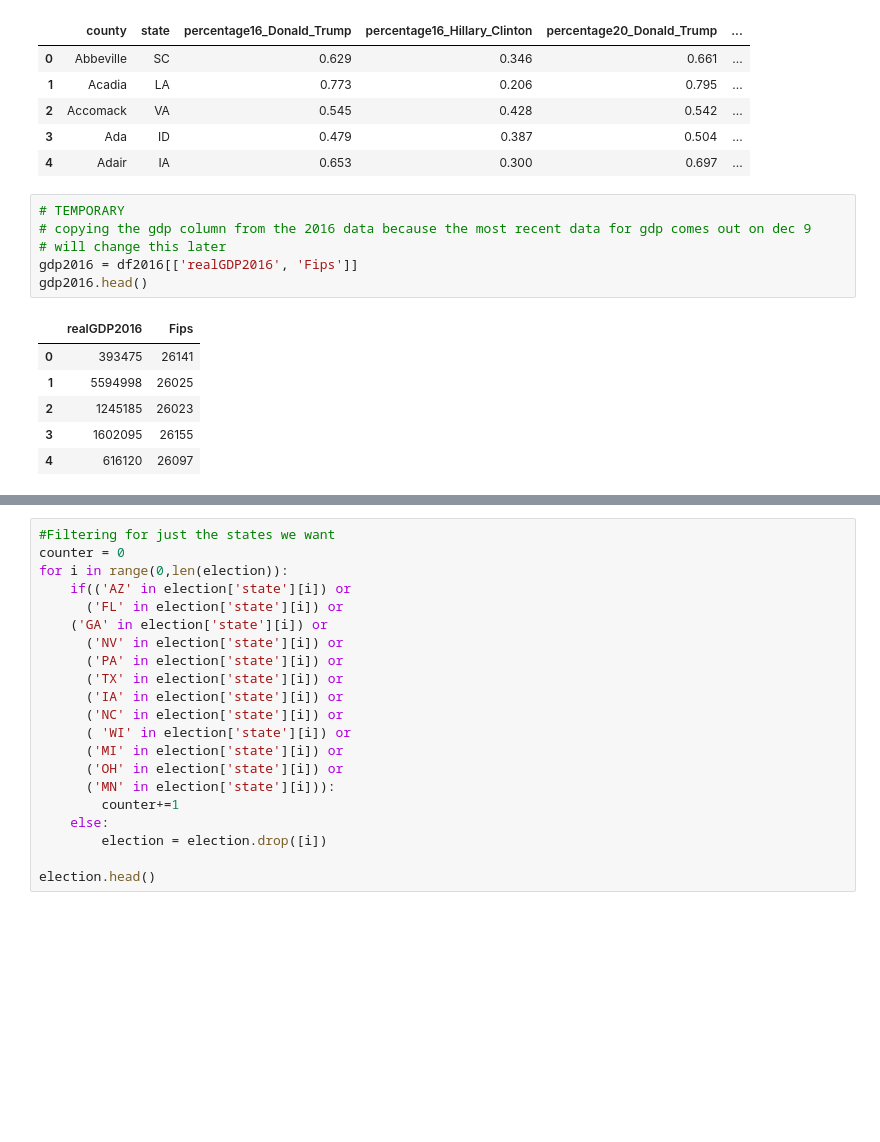
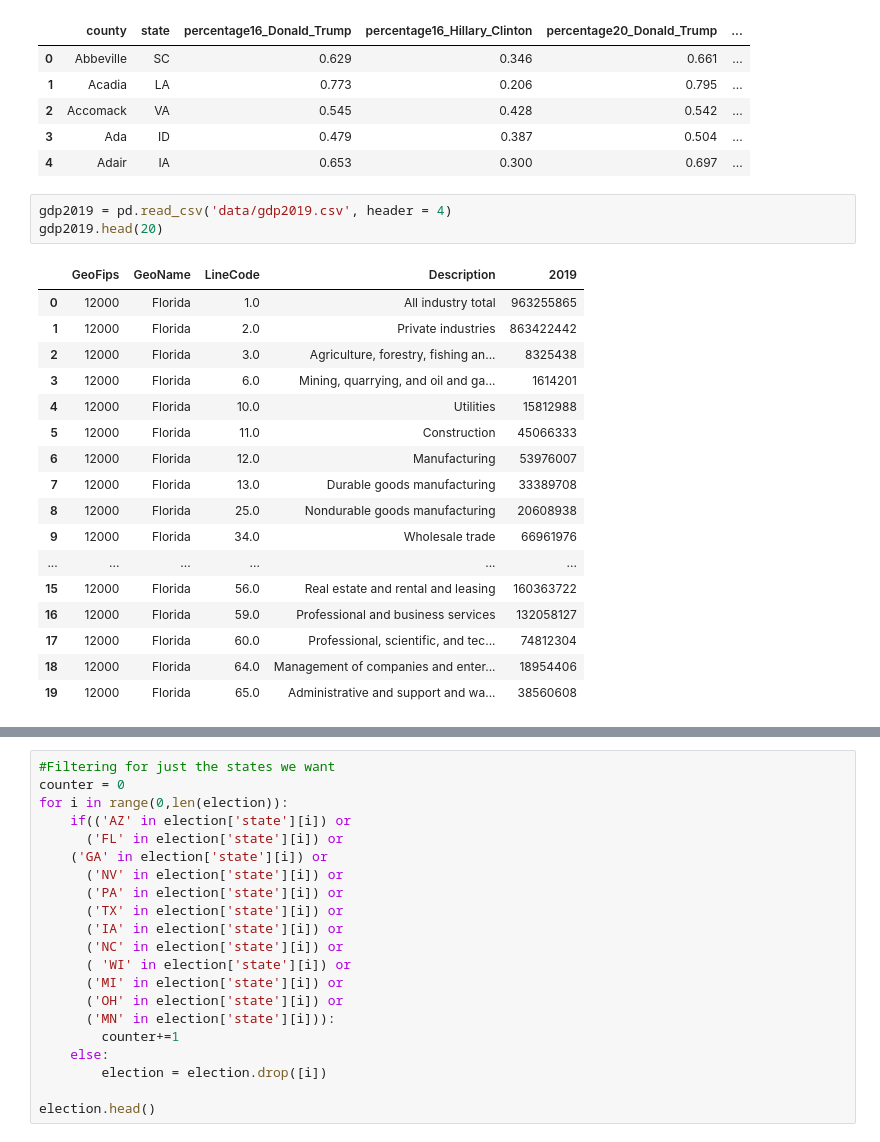
Before and after one commit to eweed001/ORIE-4741-Project, a Jupyter notebook: data_collection_cleaning2020.ipynb, the cells around one changed output, grey strips where cells are left out. Drawn from its saved outputs; the diff is of its cells as text; blank space fills up the shorter version.

Commit message:
Added 2019 gdp data, incorperated gdp data into our models and documented code

```diff
--- a/data_collection_cleaning2020.ipynb
+++ b/data_collection_cleaning2020.ipynb
@@ -613,16 +613,24 @@ election.head()
 | 2 | Accomack | VA | 0.545 | 0.428 | 0.542 | ... |
 | 3 | Ada | ID | 0.479 | 0.387 | 0.504 | ... |
 | 4 | Adair | IA | 0.653 | 0.300 | 0.697 | ... |
-# %%
-# TEMPORARY
-# copying the gdp column from the 2016 data because the most recent data for gdp comes out on dec 9
-# will change this later
-gdp2016 = df2016[['realGDP2016', 'Fips']]
-gdp2016.head()
-# %% [output]
-|  | realGDP2016 | Fips |
-| 0 | 393475 | 26141 |
-| 1 | 5594998 | 26025 |
-| 2 | 1245185 | 26023 |
-| 3 | 1602095 | 26155 |
-| 4 | 616120 | 26097 |
+# %%
+gdp2019 = pd.read_csv('data/gdp2019.csv', header = 4)
+gdp2019.head(20)
+# %% [output]
+|  | GeoFips | GeoName | LineCode | Description | 2019 |
+| 0 | 12000 | Florida | 1.0 | All industry total | 963255865 |
+| 1 | 12000 | Florida | 2.0 | Private industries | 863422442 |
+| 2 | 12000 | Florida | 3.0 | Agriculture, forestry, fishing an... | 8325438 |
+| 3 | 12000 | Florida | 6.0 | Mining, quarrying, and oil and ga... | 1614201 |
+| 4 | 12000 | Florida | 10.0 | Utilities | 15812988 |
+| 5 | 12000 | Florida | 11.0 | Construction | 45066333 |
+| 6 | 12000 | Florida | 12.0 | Manufacturing | 53976007 |
+| 7 | 12000 | Florida | 13.0 | Durable goods manufacturing | 33389708 |
+| 8 | 12000 | Florida | 25.0 | Nondurable goods manufacturing | 20608938 |
+| 9 | 12000 | Florida | 34.0 | Wholesale trade | 66961976 |
+| ... | ... | ... | ... | ... | ... |
+| 15 | 12000 | Florida | 56.0 | Real estate and rental and leasing | 160363722 |
+| 16 | 12000 | Florida | 59.0 | Professional and business services | 132058127 |
+| 17 | 12000 | Florida | 60.0 | Professional, scientific, and tec... | 74812304 |
+| 18 | 12000 | Florida | 64.0 | Management of companies and enter... | 18954406 |
+| 19 | 12000 | Florida | 65.0 | Administrative and support and wa... | 38560608 |
```
Also changed, not shown: parts of 19 cells of this notebook, 4 other files.
